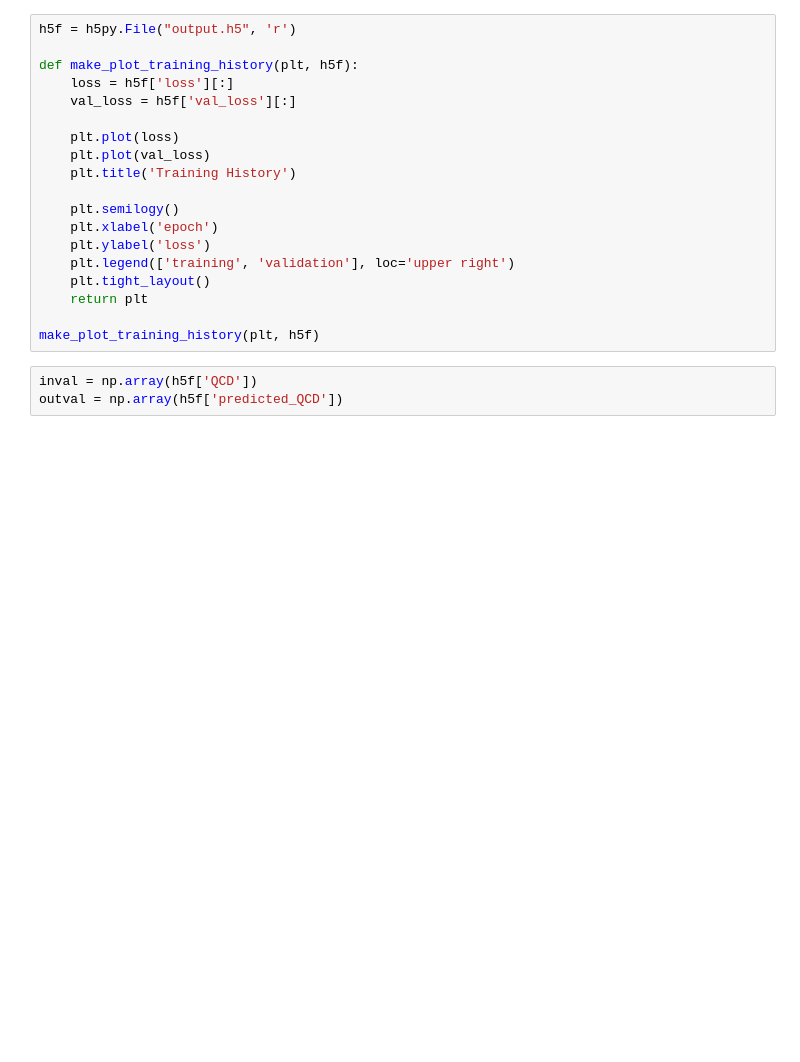
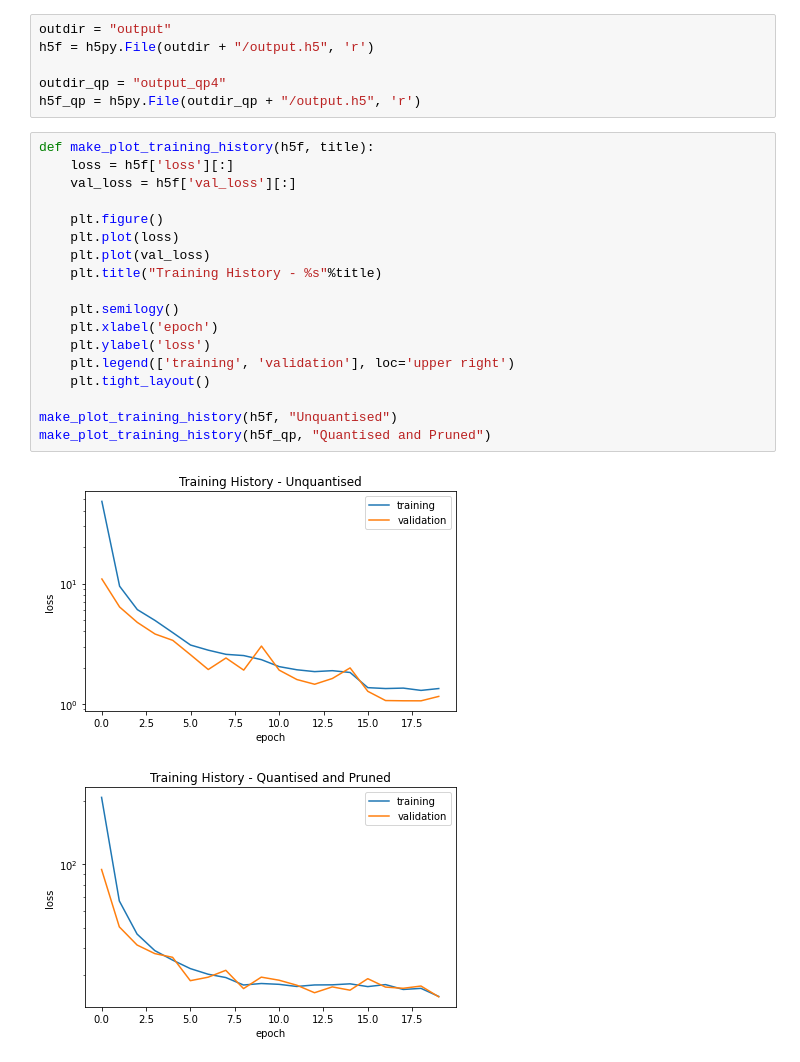
Before and after one commit to muHashh/CERN-Anomaly-Detection, a Jupyter notebook: src/plot_results.ipynb, the cells around one changed output. Saved outputs shown, nothing was run; the diff lists cells and outputs as text; blank space fills up the shorter version.

Commit message:
quantise and prune CNN AE

```diff
--- a/src/plot_results.ipynb
+++ b/src/plot_results.ipynb
@@ -12,26 +14,31 @@ import tensorflow as tf
 
 %matplotlib inline
+# %%
+outdir = "output"
+h5f = h5py.File(outdir + "/output.h5", 'r')
+
+outdir_qp = "output_qp4"
+h5f_qp = h5py.File(outdir_qp + "/output.h5", 'r')
 # %%
-h5f = h5py.File("output.h5", 'r')
-
-def make_plot_training_history(plt, h5f):
+def make_plot_training_history(h5f, title):
     loss = h5f['loss'][:]
     val_loss = h5f['val_loss'][:]
 
+    plt.figure()
     plt.plot(loss)
     plt.plot(val_loss)
-    plt.title('Training History')
+    plt.title("Training History - %s"%title)
 
     plt.semilogy()
     plt.xlabel('epoch')
     plt.ylabel('loss')
     plt.legend(['training', 'validation'], loc='upper right')
     plt.tight_layout()
-    return plt
 
-make_plot_training_history(plt, h5f)
+make_plot_training_history(h5f, "Unquantised")
+make_plot_training_history(h5f_qp, "Quantised and Pruned")
+# %% [output]
+[figure, added]
+[figure, added]
-# %%
-inval = np.array(h5f['QCD'])
-outval = np.array(h5f['predicted_QCD'])
 # %%
 def mse_loss(inputs, outputs):
```
Also changed, not shown: parts of 5 cells of this notebook, 7 other files.
